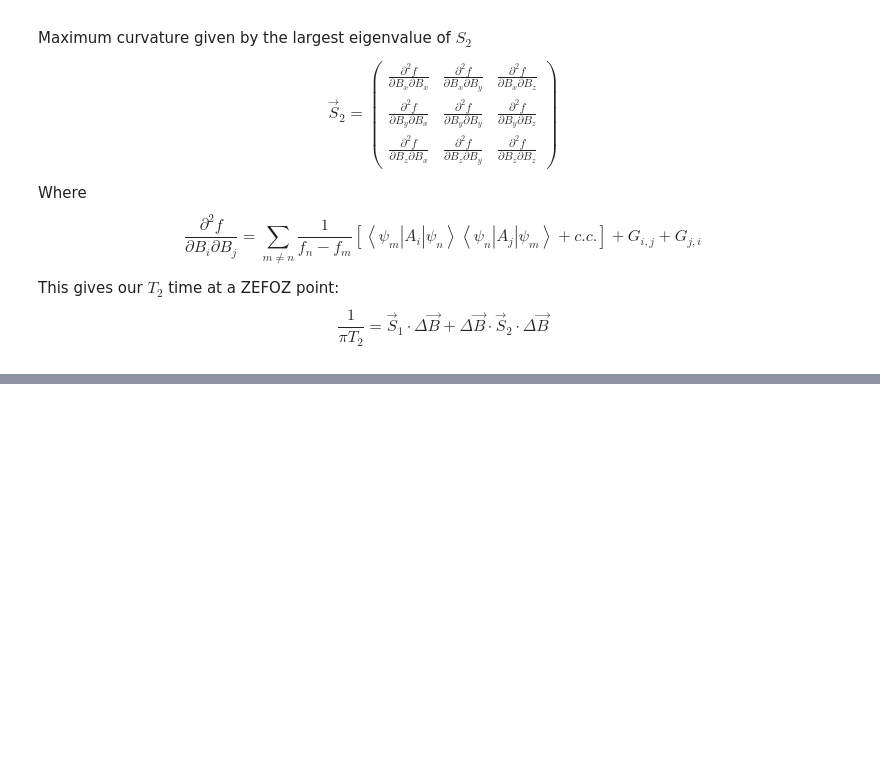
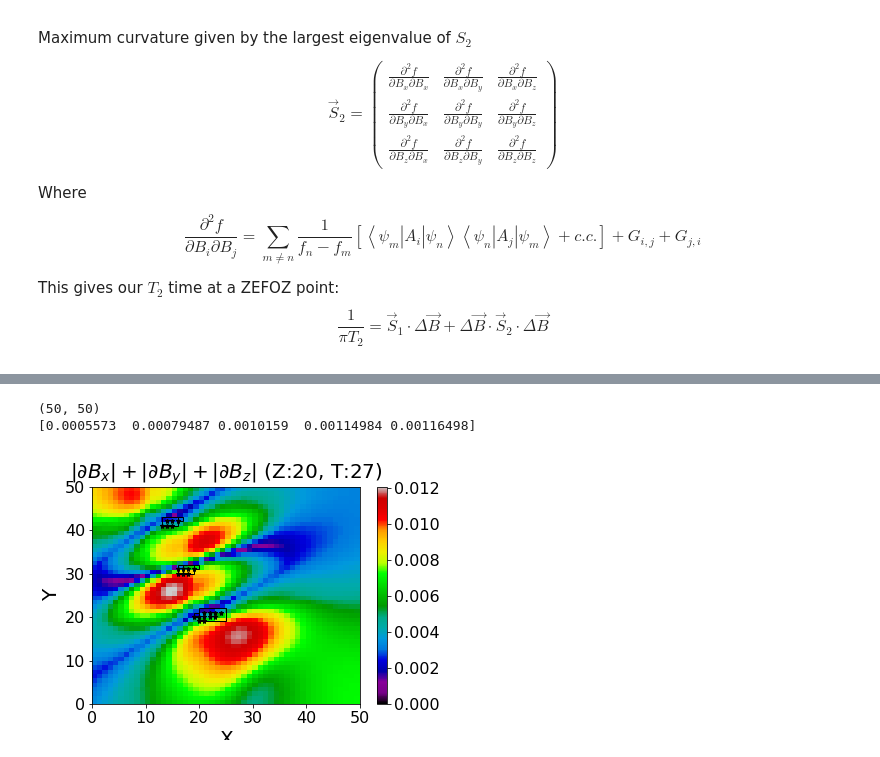
Before and after one commit to Quantum-Integration-Laboratory/qil_spin_Hamiltonian, a Jupyter notebook: Eu_YSO_ZEFOZ_solver.ipynb, the cells around one changed output, grey strips where cells are left out. Drawn from its saved outputs; the diff is of its cells as text; code cells hidden in the pictures; blank space fills up the shorter version.

Commit message:
Various updates with gradient descent solver

```diff
--- a/Eu_YSO_ZEFOZ_solver.ipynb
+++ b/Eu_YSO_ZEFOZ_solver.ipynb
@@ -130,12 +137,24 @@ def initGradDescent(X,Y,Z):
     F=FG*1E3
     Fpp = ground.curvatureCalculation(As[0],As[1],As[2],VG,FG)#*spin.muN
     return (F,Fpp)
+
+maxmin = lambda x:np.max(np.abs([np.max(x),np.min(x)]))
+
+
+def printRegionsXY(CR):
+    for R in CR:
+        #print(R)
+        h=R[1][1]-R[1][0]
+        w = R[0][1]-R[0][0]
+        #print(R[0:1][0],w,h)
+        ax=plt.gca()
+        ax.add_patch(Rectangle([R[0][0],R[1][0]],w,h,fill=False))
 # %%
-pts =10
+pts =50
 
 np.set_printoptions(threshold=np.inf)
 
-Bxi = np.linspace(-10,10,pts)
+Bxi = np.linspace(-5,5,pts)
 Byi = Bxi
 Bzi = Bxi
 
@@ -143,6 +162,3 @@ delta = (Bxi[-1]-Bxi[0])/len(Bxi)
 
 
 Fi,Fip,Fipp=sweep(Bxi,Byi,Bzi)
-Idi = spin.ZEFOZidx(Fip)
-Idu = np.unique(Idi[:,0:3],axis=0)
-print("Initial Run Found: "+str(Idi.shape[0])+" Points at "+str(Idu.shape[0])+" Magnetic field orientations")
@@ -160,0 +330,31 @@ print(Fip[-10,-10,-10,0,:])
+# %%
+%matplotlib widget
+
+Fsum = np.real(np.abs(Fpx)+np.abs(Fpy)+np.abs(Fpz))/3
+#Fsum =np.real(Fpx+Fpy+Fpz)
+#plt.pcolor(Bxi,Byi,Fsum.T,cmap='nipy_spectral',norm=normSZero(Fsum),shading='auto')
+plt.pcolor(Fsum.T,cmap='nipy_spectral',norm=normSZero(Fsum),shading='auto')
+#plt.plot(zf[:,0],zf[:,1],'k*',markersize=2)
+
+#plt.plot(Bxi[zf[:,0]],Byi[zf[:,1]],'k*',markersize=2)
+#plt.plot(Bxi[Xs],Byi[Ys],'k*',markersize=5)
+plt.plot(Xs,Ys,'k*',markersize=5)
+printRegionsXY(CR)
+
+plt.xlabel("X")
+plt.ylabel("Y")
+plt.title(r"$|\partial B_{x}|+|\partial B_{y}|+|\partial B_{z}|$"+" (Z:%s, T:%s)"%(Z,T))
+plt.colorbar()
+print(Fsum.shape)
+k=5
+print(np.sort(Fsum.flatten())[:k])
+# x,y,z = np.meshgrid(Bxi,Byi,Bzi)
+# np.vectorize(singleLoop)(x,y,z)
+# ret = np.frompyfunc(singleLoop,3,3)(x,y,z)
+# print(ret.shape)
+plt.savefig("../images/sum_gradients.png",bbox_inches='tight')
+plt.show()
+# %% [output]
+(50, 50)
+[0.0005573  0.00079487 0.0010159  0.00114984 0.00116498]
+[figure, added]
```
Also changed, not shown: parts of 14 cells of this notebook, 13 other files.
